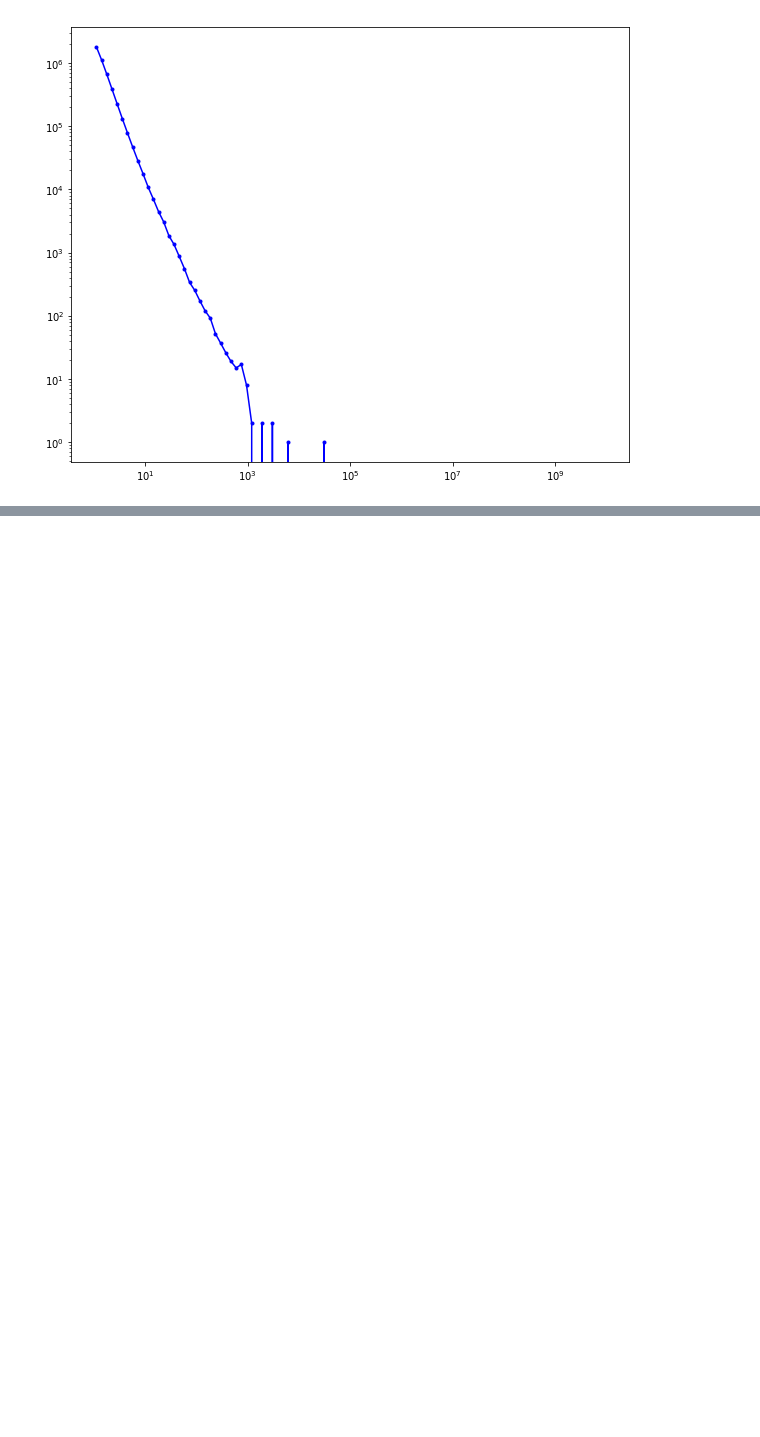
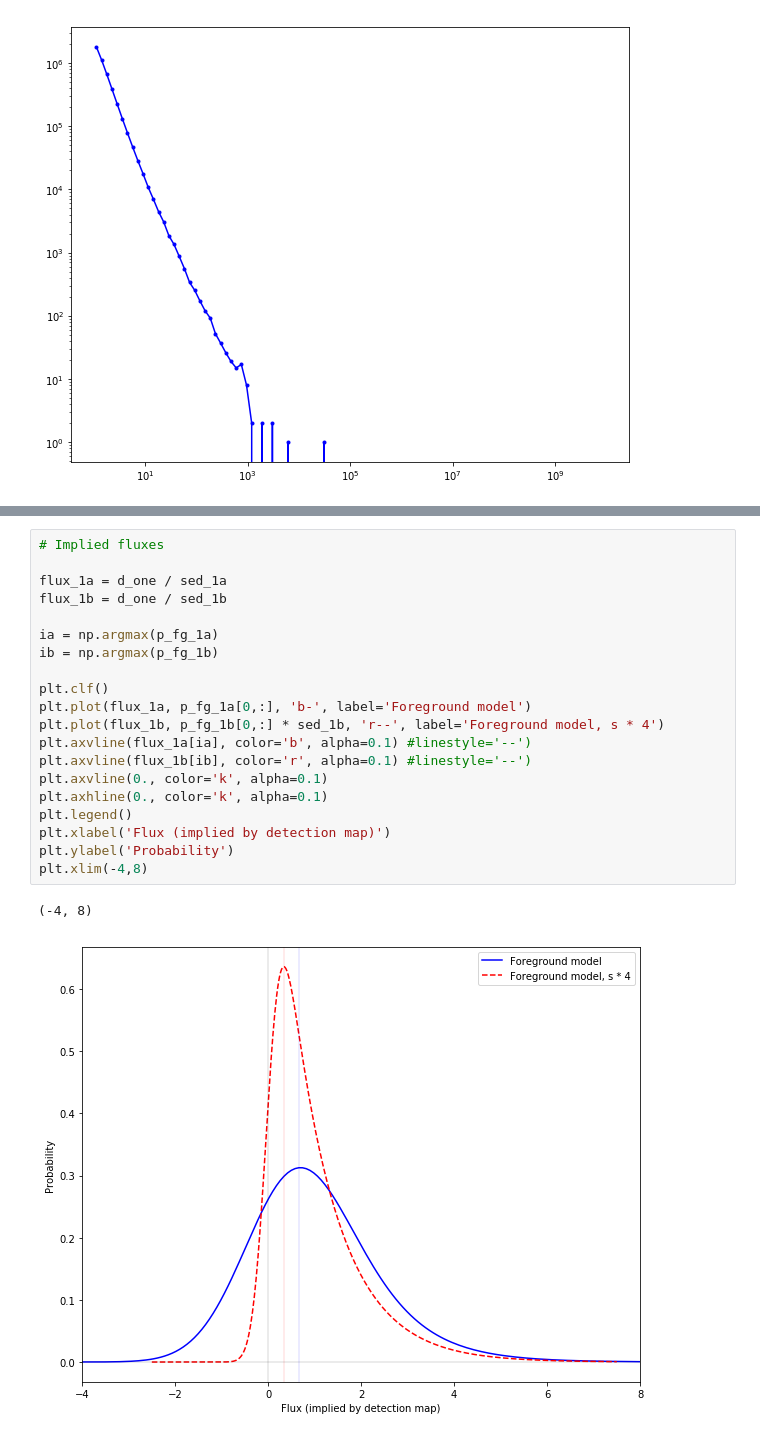
Before and after one commit to dstndstn/detection-paper, a Jupyter notebook: bayes-figure.ipynb, the cells around one changed output, grey strips where cells are left out. Drawn from its saved outputs; the diff is of its cells as text; blank space fills up the shorter version.

```diff
--- a/bayes-figure.ipynb
+++ b/bayes-figure.ipynb
@@ -393,0 +468,23 @@ plt.loglog(10.**t, nbin, 'b.-')
+# %%
+# Implied fluxes
+
+flux_1a = d_one / sed_1a
+flux_1b = d_one / sed_1b
+
+ia = np.argmax(p_fg_1a)
+ib = np.argmax(p_fg_1b)
+
+plt.clf()
+plt.plot(flux_1a, p_fg_1a[0,:], 'b-', label='Foreground model')
+plt.plot(flux_1b, p_fg_1b[0,:] * sed_1b, 'r--', label='Foreground model, s * 4')
+plt.axvline(flux_1a[ia], color='b', alpha=0.1) #linestyle='--')
+plt.axvline(flux_1b[ib], color='r', alpha=0.1) #linestyle='--')
+plt.axvline(0., color='k', alpha=0.1)
+plt.axhline(0., color='k', alpha=0.1)
+plt.legend()
+plt.xlabel('Flux (implied by detection map)')
+plt.ylabel('Probability')
+plt.xlim(-4,8)
+# %% [output]
+(-4, 8)
+[figure, added]
```
Also changed, not shown: parts of 4 cells of this notebook, 8 other files.
